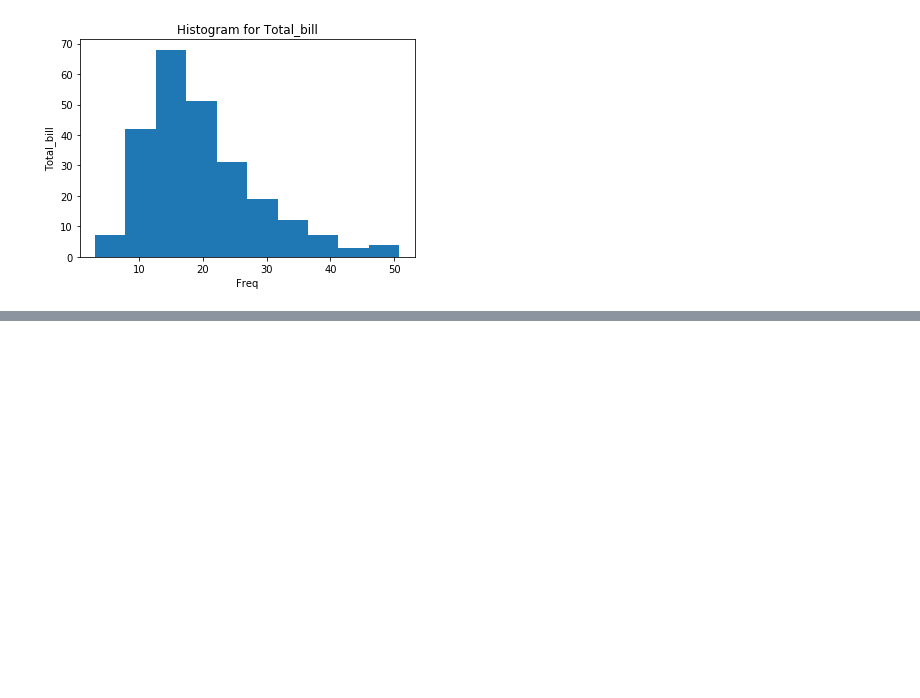
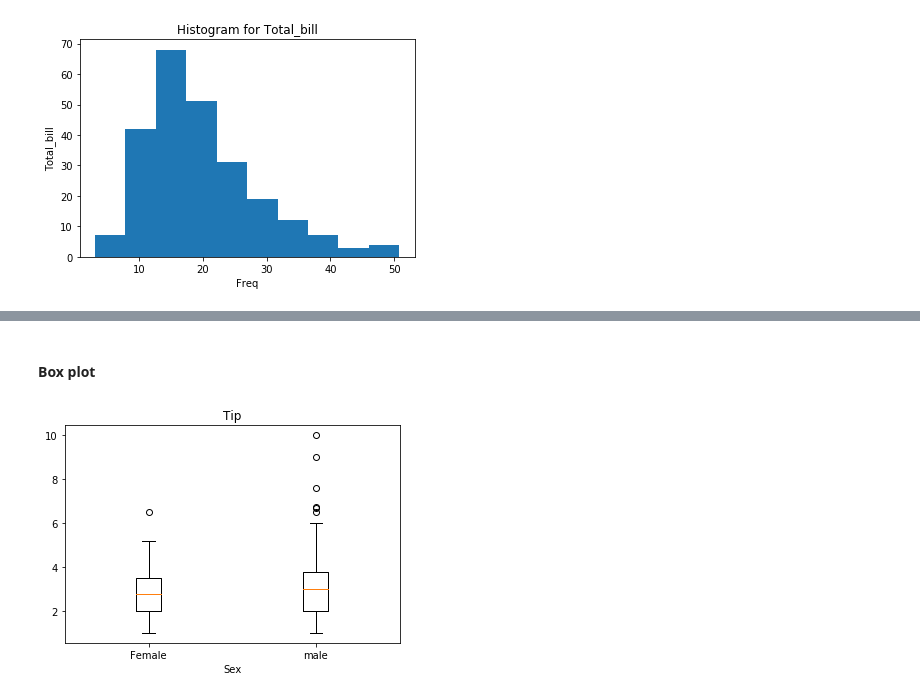
Before and after one commit to DeepikaSampangi/python_ds_pkgs, a Jupyter notebook: Pandas/Pandas - Plotting.ipynb, the cells around one changed output, grey strips where cells are left out. Saved outputs shown, nothing was run; the diff lists cells and outputs as text; code cells hidden in the pictures; blank space fills up the shorter version.

```diff
--- a/Pandas/Pandas - Plotting.ipynb
+++ b/Pandas/Pandas - Plotting.ipynb
@@ -104,0 +124,16 @@ uni_fig.show()
+# %% [markdown]
+#### Box plot
+# %%
+box_plot = plt.figure()
+
+axes3 = box_plot.add_subplot(1,1,1)
+
+axes3.boxplot([tips[tips['sex'] == 'Female']['tip'], tips[tips['sex']=='Male']['tip']], labels=['Female','male'])
+
+axes3.set_title("Box plot of Tips vs Sex")
+axes3.set_xlabel('Sex')
+axes3.set_title('Tip')
+
+box_plot.show()
+# %% [output]
+[figure, added]
```
Also changed, not shown: parts of 6 cells of this notebook.
